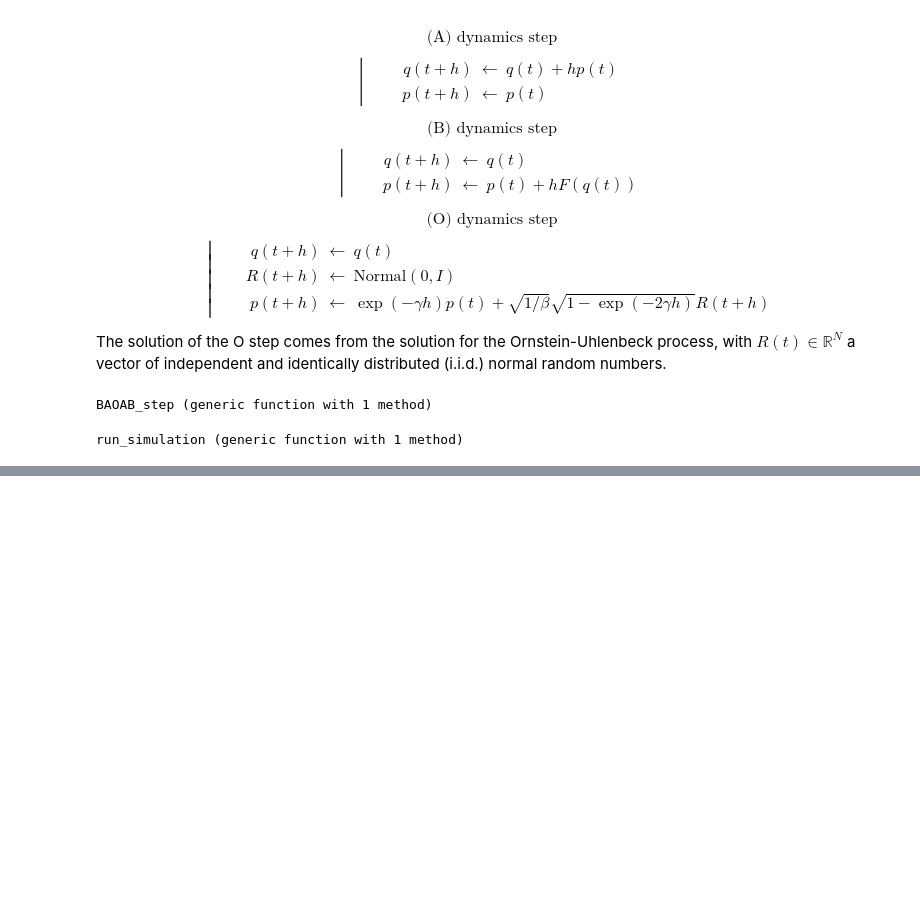
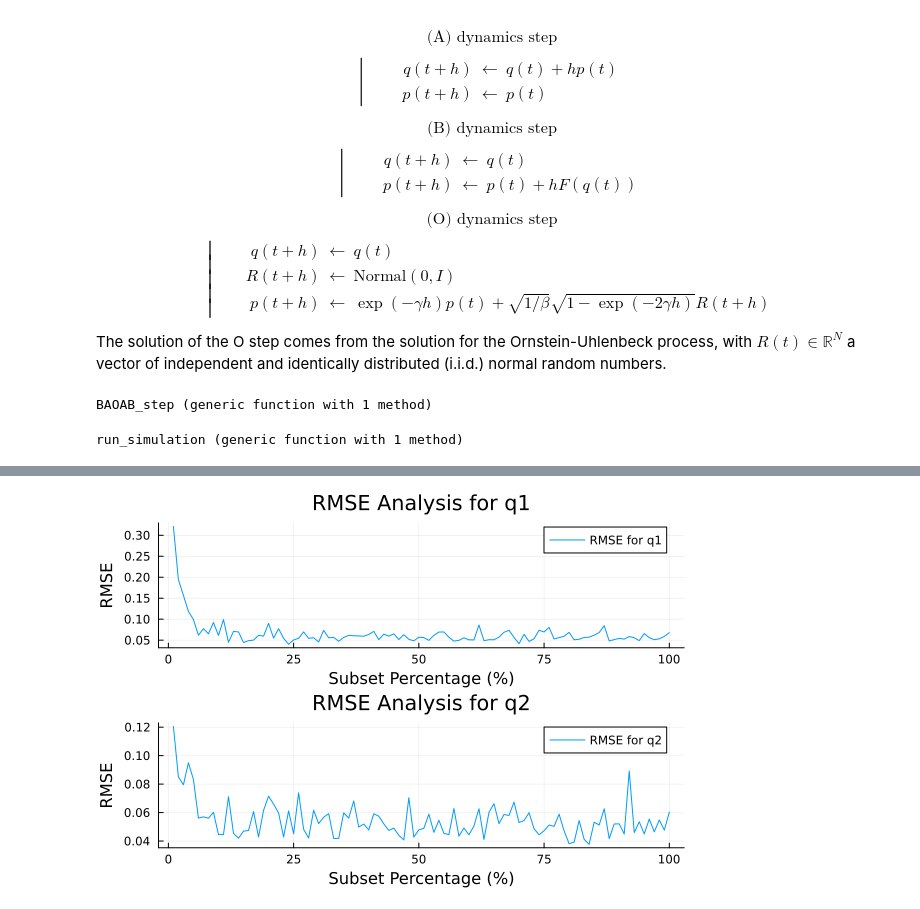
Before and after one commit to will-r-smith/Stochastic-Gradient-Langevin-Dynamics, a Jupyter notebook: models/BAOAB.ipynb, the cells around one changed output, grey strips where cells are left out. Cells and saved outputs as stored; diff of their text form; code cells hidden in the pictures; blank space fills up the shorter version.

```diff
--- a/models/BAOAB.ipynb
+++ b/models/BAOAB.ipynb
@@ -176,0 +276,87 @@ plot(q1_plot, q2_plot, layout=(1,2), size=(1000, 450))
+# %%
+# Initializating an array for the RMSE result
+rmse_results_q1 = []
+rmse_results_q2 = []
+
+# Initialize one walker
+q0 = [0,1]      # just for initialization
+p0 = randn(2)
+
+Nsteps = 1000000
+h = 0.001
+A = 10.0
+beta = 1.0
+N = 100
+# n = 10
+Samples = randn(N)
+
+# calculate the real distribution
+x_bar = sum(Samples)/N
+mu_N = x_bar * N / (N+1);
+kappa_N = N+1;
+alpha_N = 1 + N/2;
+beta_N = 1 + sum((Samples .- x_bar).^2) / 2 + N * x_bar^2 / (2 * (1+N));
+
+# q1_dis = pdf(Normal(mu_N, sqrt((kappa_N * 1)^-1)), x1)   # gamma = 1
+v = 2 * alpha_N
+std = sqrt(beta_N / (kappa_N*alpha_N))
+tdist = TDist(v)
+# q1_dist = pdf(mu_N .+ std .* tdist, x1)
+# q2_dist = pdf(Gamma(alpha_N, 1/beta_N), x2)
+
+
+# The percentage of subsets ranges from 1% to 100%
+for subset_percentage in 1:100
+    # Run one long trajectory of Nsteps, using the BAOAB scheme
+    q_traj, p_traj, t_traj = run_simulation(q0, p0, Nsteps, h, A, beta, Samples, BAOAB_step, grad_gaussian, N, subset_percentage);
+
+    x1 = range(minimum(q_traj[1,:]), stop=maximum(q_traj[1,:]), length=100)
+    x2 = range(minimum(q_traj[2,:]), stop=maximum(q_traj[2,:]), length=100)
+
+    edge_q1 = collect(x1)
+    edge_q2 = collect(x2)
+
+    hist_q1 = fit(Histogram, q_traj[1,:], edge_q1)
+    hist_q2 = fit(Histogram, q_traj[2,:], edge_q2)
+
+    bin_centers_q1 = (edge_q1[1:end-1] .+ edge_q1[2:end]) ./ 2
+    bin_centers_q2 = (edge_q2[1:end-1] .+ edge_q2[2:end]) ./ 2
+
+    bin_widths_q1 = diff(edge_q1)
+    total_counts_q1 = sum(hist_q1.weights)
+    hist_density_q1 = hist_q1.weights ./ (total_counts_q1 .* bin_widths_q1)
+
+    bin_widths_q2 = diff(edge_q2)
+    total_counts_q2 = sum(hist_q2.weights)
+    hist_density_q2 = hist_q2.weights ./ (total_counts_q2 .* bin_widths_q2)
+
+    q1_dist = pdf(mu_N .+ std .* tdist, bin_centers_q1)
+    q2_dist = pdf(Gamma(alpha_N, 1/beta_N), bin_centers_q2)
+
+    errors_q1 = q1_dist - hist_density_q1
+    errors_q2 = q2_dist - hist_density_q2
+
+    # Calculate mean square error (MSE) and root mean square error (RMSE)
+    mse_q1 = mean(errors_q1.^2)
+    rmse_q1 = sqrt(mse_q1)
+
+    mse_q2 = mean(errors_q2.^2)
+    rmse_q2 = sqrt(mse_q2)
+
+    push!(rmse_results_q1, rmse_q1)
+    push!(rmse_results_q2, rmse_q2)
+end
+
+# Percentage of the subset as the horizontal axis
+percentages = 1:100
+
+layout = @layout([a; b])
+
+p1 = plot(percentages, rmse_results_q1, xlabel="Subset Percentage (%)", ylabel="RMSE", label="RMSE for q1", title="RMSE Analysis for q1")
+p2 = plot(percentages, rmse_results_q2, xlabel="Subset Percentage (%)", ylabel="RMSE", label="RMSE for q2", title="RMSE Analysis for q2")
+
+combined_plot = plot(p1, p2, layout=layout, legend=:topright)
+
+display(combined_plot)
+# %% [output]
+[figure, added]
```
Also changed, not shown: parts of 3 cells of this notebook.
